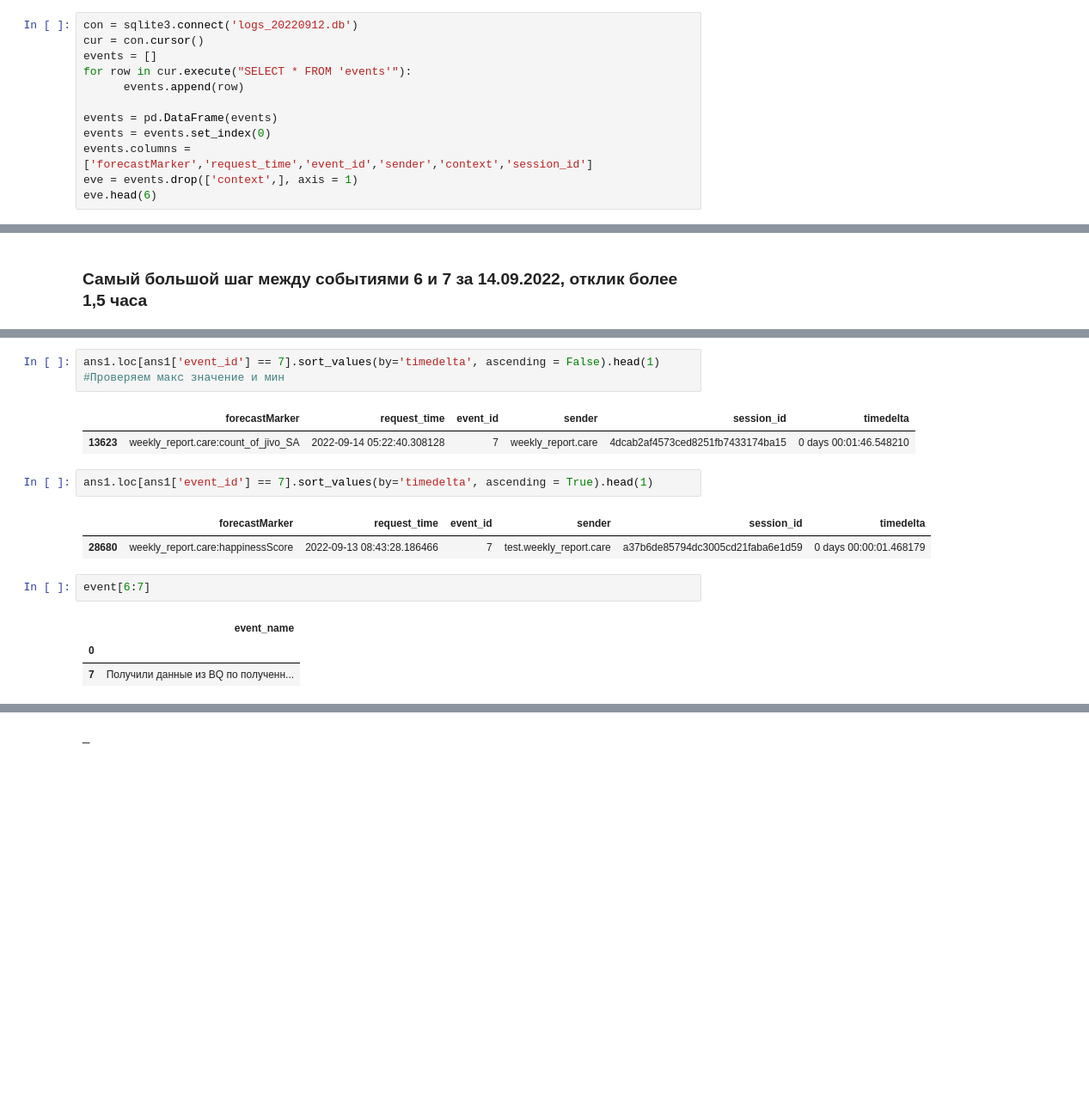
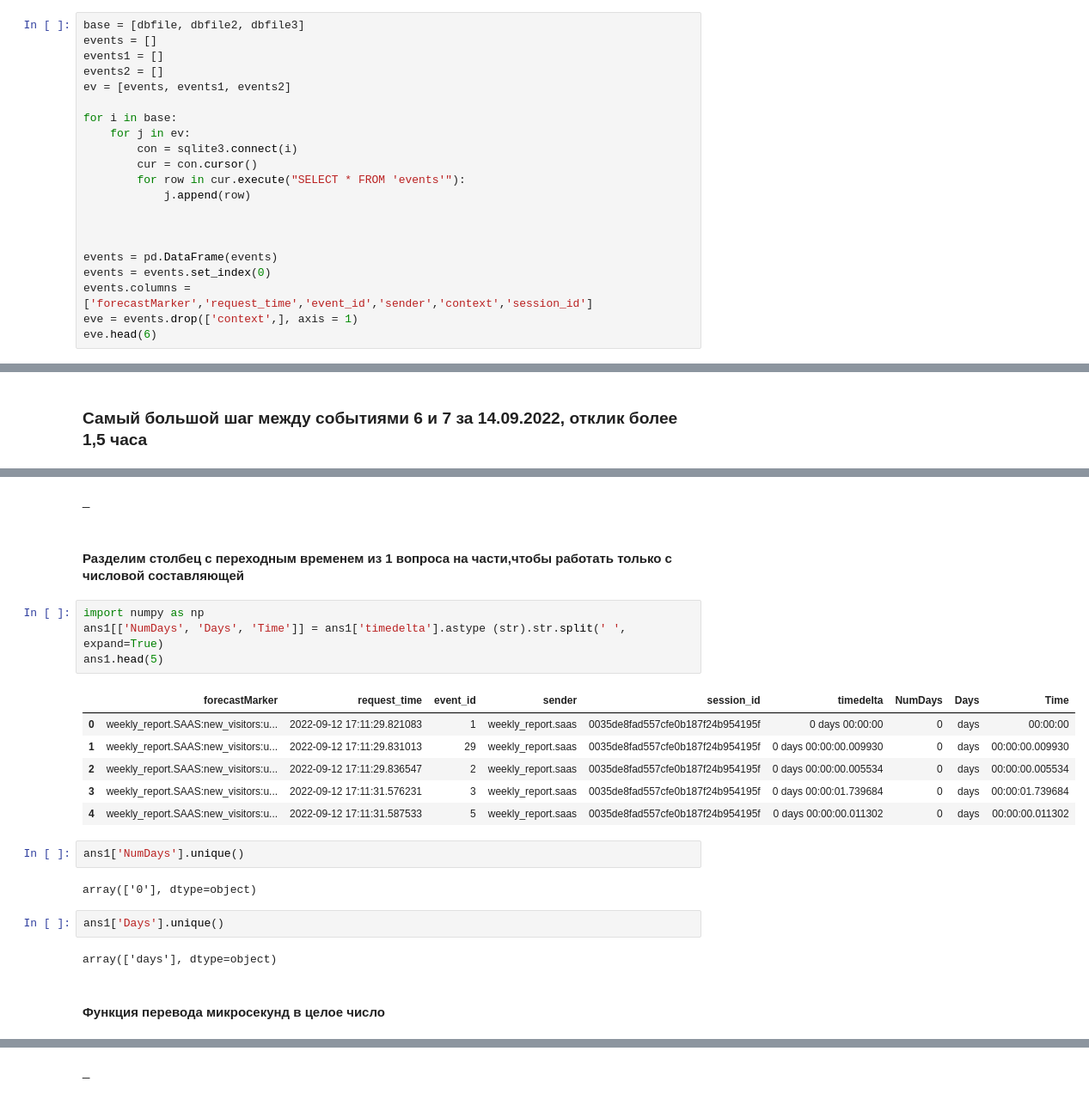
Before and after one commit to Slavafed/Analitics_projects, a Jupyter notebook: Events.ipynb, the cells around one changed output, grey strips where cells are left out. Shown at 86% size. Cells and saved outputs as stored; diff of their text form; blank space fills up the shorter version.

```diff
--- a/Events.ipynb
+++ b/Events.ipynb
@@ -28,9 +38,18 @@ print(table_list)
 # %%
-con = sqlite3.connect('logs_20220912.db')
-cur = con.cursor()
+base = [dbfile, dbfile2, dbfile3]
 events = []
-for row in cur.execute("SELECT * FROM 'events'"):
-      events.append(row)
+events1 = []
+events2 = []
+ev = [events, events1, events2]
+
+for i in base:
+    for j in ev:
+        con = sqlite3.connect(i)
+        cur = con.cursor()
+        for row in cur.execute("SELECT * FROM 'events'"):
+            j.append(row)
+
+
 
 events = pd.DataFrame(events)
 events = events.set_index(0)
@@ -253,16 +204,25 @@ mmm.head(1) #5 индекс равен 7 id_event
-# %%
-ans1.loc[ans1['event_id'] == 7].sort_values(by='timedelta', ascending = False).head(1) #Проверяем макс значение и мин
-# %% [output]
-|  | forecastMarker | request_time | event_id | sender | session_id | timedelta |
-| 13623 | weekly_report.care:count_of_jivo_SA | 2022-09-14 05:22:40.308128 | 7 | weekly_report.care | 4dcab2af4573ced8251fb7433174ba15 | 0 days 00:01:46.548210 |
-# %%
-ans1.loc[ans1['event_id'] == 7].sort_values(by='timedelta', ascending = True).head(1)
-# %% [output]
-|  | forecastMarker | request_time | event_id | sender | session_id | timedelta |
-| 28680 | weekly_report.care:happinessScore | 2022-09-13 08:43:28.186466 | 7 | test.weekly_report.care | a37b6de85794dc3005cd21faba6e1d59 | 0 days 00:00:01.468179 |
-# %%
-event[6:7]
-# %% [output]
-|  | event_name |
-| 0 |  |
-| 7 | Получили данные из BQ по полученн... |
+# %% [markdown]
+_
+# %% [markdown]
+#### Разделим столбец с переходным временем из 1 вопроса на части,чтобы работать только с числовой составляющей
+# %%
+import numpy as np
+ans1[['NumDays', 'Days', 'Time']] = ans1['timedelta'].astype (str).str.split(' ', expand=True)
+ans1.head(5)
+# %% [output]
+|  | forecastMarker | request_time | event_id | sender | session_id | timedelta | NumDays | Days | Time |
+| 0 | weekly_report.SAAS:new_visitors:u... | 2022-09-12 17:11:29.821083 | 1 | weekly_report.saas | 0035de8fad557cfe0b187f24b954195f | 0 days 00:00:00 | 0 | days | 00:00:00 |
+| 1 | weekly_report.SAAS:new_visitors:u... | 2022-09-12 17:11:29.831013 | 29 | weekly_report.saas | 0035de8fad557cfe0b187f24b954195f | 0 days 00:00:00.009930 | 0 | days | 00:00:00.009930 |
+| 2 | weekly_report.SAAS:new_visitors:u... | 2022-09-12 17:11:29.836547 | 2 | weekly_report.saas | 0035de8fad557cfe0b187f24b954195f | 0 days 00:00:00.005534 | 0 | days | 00:00:00.005534 |
+| 3 | weekly_report.SAAS:new_visitors:u... | 2022-09-12 17:11:31.576231 | 3 | weekly_report.saas | 0035de8fad557cfe0b187f24b954195f | 0 days 00:00:01.739684 | 0 | days | 00:00:01.739684 |
+| 4 | weekly_report.SAAS:new_visitors:u... | 2022-09-12 17:11:31.587533 | 5 | weekly_report.saas | 0035de8fad557cfe0b187f24b954195f | 0 days 00:00:00.011302 | 0 | days | 00:00:00.011302 |
+# %%
+ans1['NumDays'].unique()
+# %% [output]
+array(['0'], dtype=object)
+# %%
+ans1['Days'].unique()
+# %% [output]
+array(['days'], dtype=object)
+# %% [markdown]
+#### Функция перевода микросекунд в целое число
```
Also changed, not shown: parts of 30 cells of this notebook.
